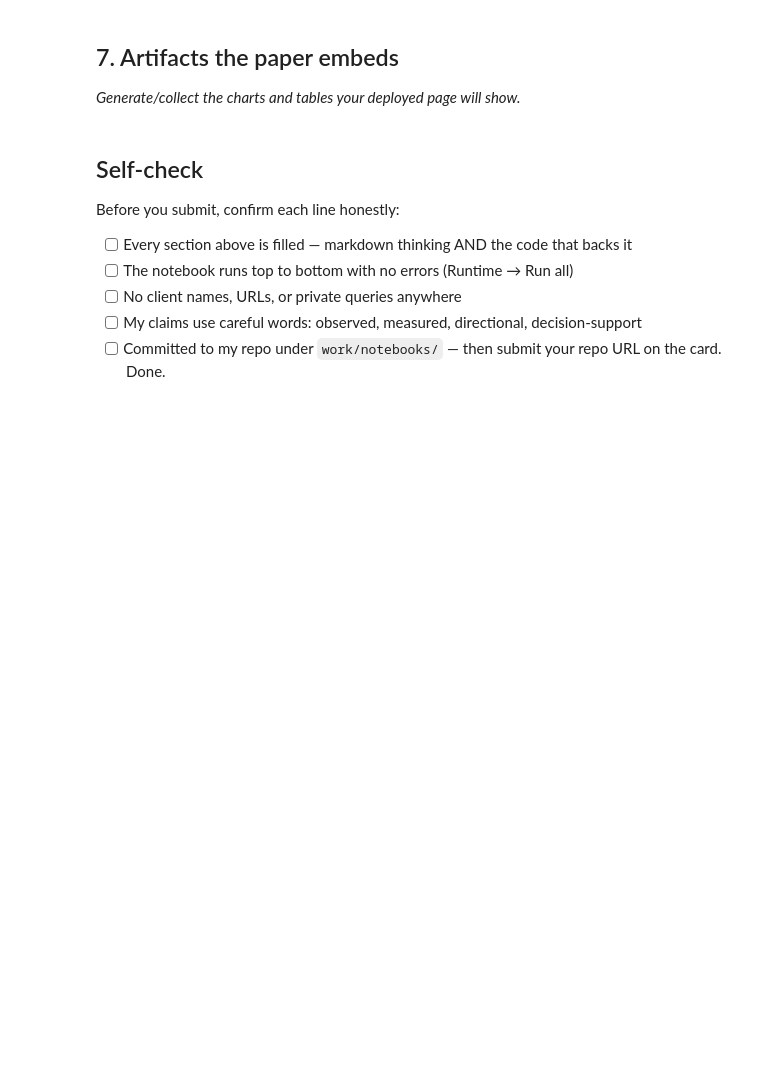
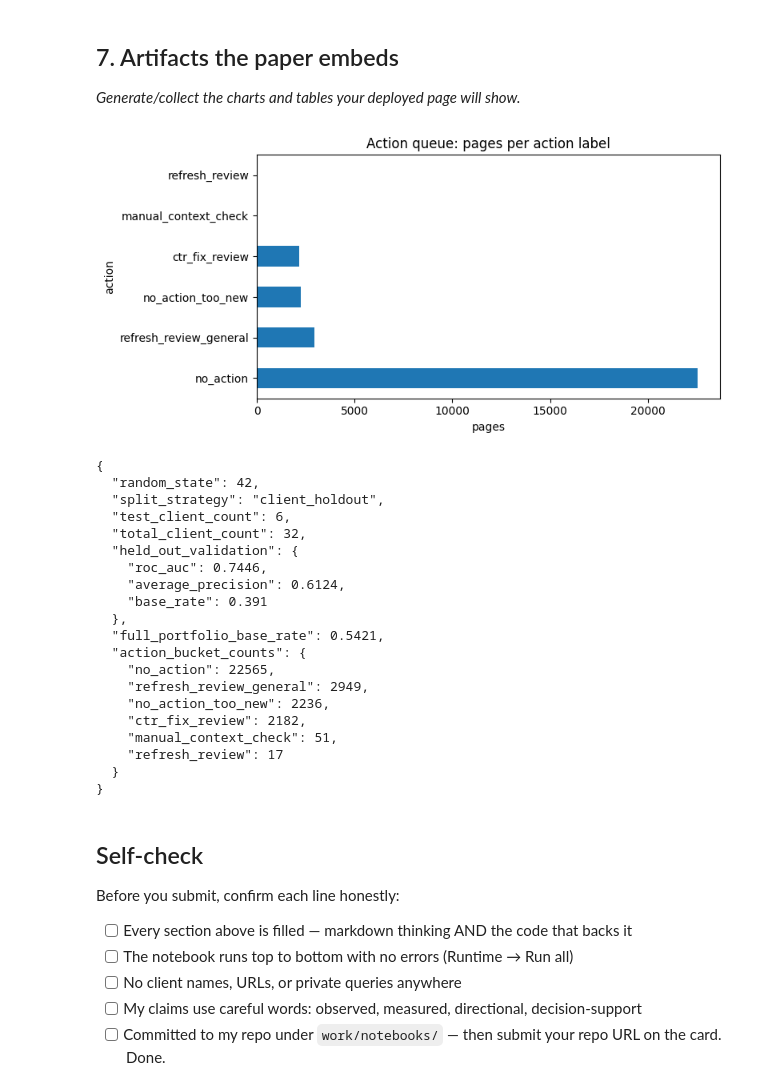
Before and after one commit to Ali-Haider987/alihaider-flyrank-ml, a Jupyter notebook: work/notebooks/capstone.ipynb, the cells around one changed output. Drawn from its saved outputs; the diff is of its cells as text; code cells hidden in the pictures; blank space fills up the shorter version.

```diff
--- a/work/notebooks/capstone.ipynb
+++ b/work/notebooks/capstone.ipynb
@@ -29,0 +103,14 @@ This skeleton is yours to fill. Work the sections **in order** — each one has
+# %%
+client_series = df["client_id"].astype(str)
+unique_clients = client_series.drop_duplicates().to_numpy()
+rng = np.random.default_rng(RANDOM_STATE)
+shuffled_clients = rng.permutation(unique_clients)
+test_client_count = max(1, int(round(len(shuffled_clients) * 0.2)))
+test_clients = set(shuffled_clients[:test_client_count])
+test_mask = client_series.isin(test_clients).to_numpy()
+
+y = df["is_declining_label"]
+X_train, X_test = feature_frame[~test_mask], feature_frame[test_mask]
+y_train, y_test = y[~test_mask], y[test_mask]
+print(f"{len(unique_clients)} clients total, {test_client_count} held out for test")
+print(f"train rows: {len(X_train):,}  test rows: {len(X_test):,}  test base rate: {y_test.mean():.3f}")
@@ -58,3 +247,55 @@ This skeleton is yours to fill. Work the sections **in order** — each one has
+# %%
+import json, matplotlib.pyplot as plt
+
+os.makedirs("work/outputs", exist_ok=True)
+os.makedirs("work/figures", exist_ok=True)
+
+metrics_payload = {
+    "random_state": RANDOM_STATE,
+    "split_strategy": "client_holdout",
+    "test_client_count": int(test_client_count),
+    "total_client_count": int(len(unique_clients)),
+    "held_out_validation": {
+        "roc_auc": round(float(roc_auc_score(y_test, rf_scores)), 4),
+        "average_precision": round(float(average_precision_score(y_test, rf_scores)), 4),
+        "base_rate": round(float(y_test.mean()), 4),
+    },
+    "full_portfolio_base_rate": round(float(y.mean()), 4),
+    "action_bucket_counts": df["action"].value_counts().to_dict(),
+}
+with open("work/outputs/capstone_metrics.json", "w") as f:
+    json.dump(metrics_payload, f, indent=2, sort_keys=True)
+
+counts = df["action"].value_counts()
+fig, ax = plt.subplots(figsize=(8, 4))
+counts.plot(kind="barh", ax=ax)
+ax.set_xlabel("pages"); ax.set_title("Action queue: pages per action label")
+plt.tight_layout()
+plt.savefig("work/figures/capstone_action_bucket_counts.png", dpi=150)
+plt.show()
+print(json.dumps(metrics_payload, indent=2))
+# %% [output]
+[figure, added]
+{
+  "random_state": 42,
+  "split_strategy": "client_holdout",
+  "test_client_count": 6,
+  "total_client_count": 32,
+  "held_out_validation": {
+    "roc_auc": 0.7446,
+    "average_precision": 0.6124,
+    "base_rate": 0.391
+  },
+  "full_portfolio_base_rate": 0.5421,
+  "action_bucket_counts": {
+    "no_action": 22565,
+    "refresh_review_general": 2949,
+    "no_action_too_new": 2236,
+    "ctr_fix_review": 2182,
+    "manual_context_check": 51,
+    "refresh_review": 17
+  }
+}
 # %% [markdown]
 ## Self-check
 
```
Also changed, not shown: parts of 27 cells of this notebook.
